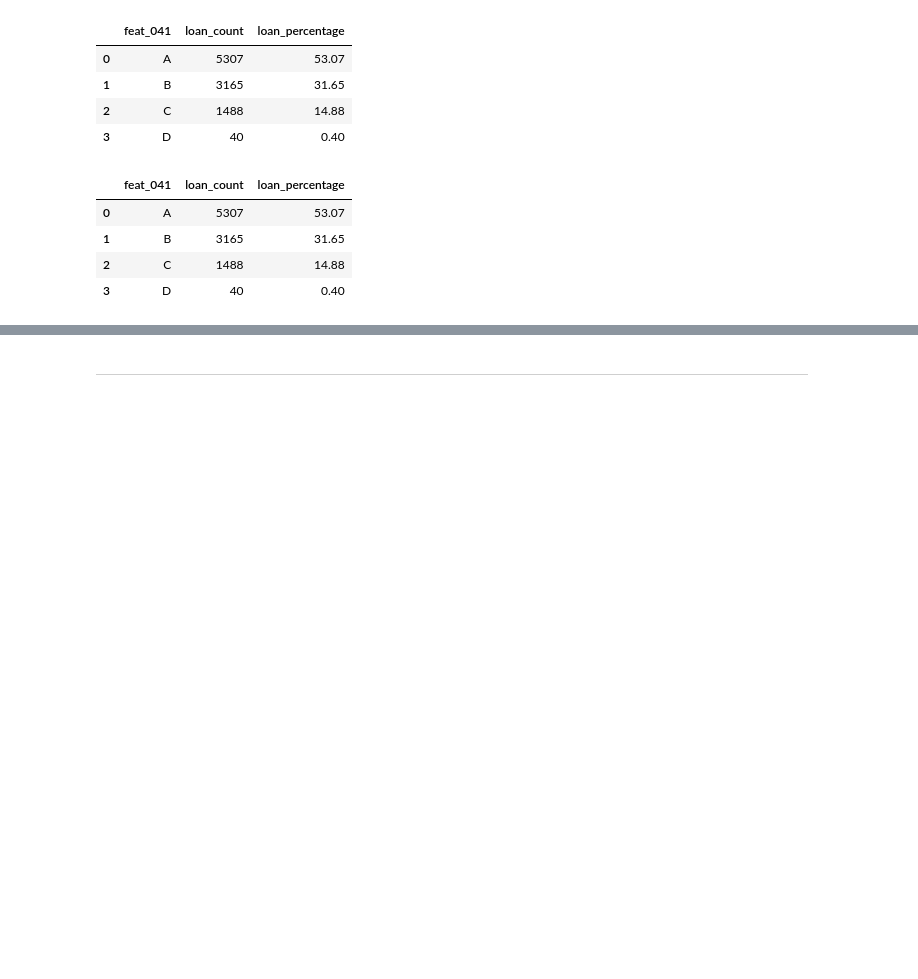
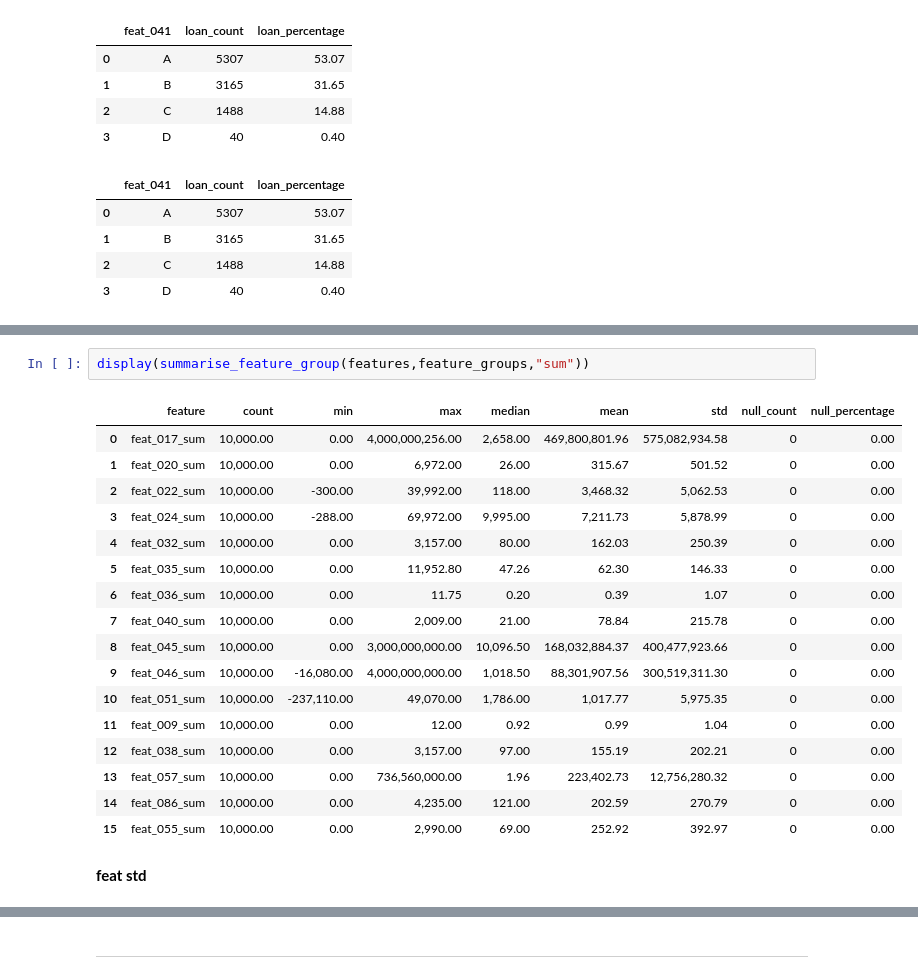
Before and after one commit to sunilramjali/credit_assessment, a Jupyter notebook: exploration/yhp_credit_exploration.ipynb, the cells around one changed output, grey strips where cells are left out. Cells and saved outputs as stored; diff of their text form; blank space fills up the shorter version.

```diff
--- a/exploration/yhp_credit_exploration.ipynb
+++ b/exploration/yhp_credit_exploration.ipynb
@@ -926,0 +1435,22 @@ analyse_feature_by_loss(loans, features, "feat_041", top_n=20, include_missing=F
+# %%
+display(summarise_feature_group(features,feature_groups,"sum"))
+# %% [output]
+|  | feature | count | min | max | median | mean | std | null_count | null_percentage |
+| 0 | feat_017_sum | 10,000.00 | 0.00 | 4,000,000,256.00 | 2,658.00 | 469,800,801.96 | 575,082,934.58 | 0 | 0.00 |
+| 1 | feat_020_sum | 10,000.00 | 0.00 | 6,972.00 | 26.00 | 315.67 | 501.52 | 0 | 0.00 |
+| 2 | feat_022_sum | 10,000.00 | -300.00 | 39,992.00 | 118.00 | 3,468.32 | 5,062.53 | 0 | 0.00 |
+| 3 | feat_024_sum | 10,000.00 | -288.00 | 69,972.00 | 9,995.00 | 7,211.73 | 5,878.99 | 0 | 0.00 |
+| 4 | feat_032_sum | 10,000.00 | 0.00 | 3,157.00 | 80.00 | 162.03 | 250.39 | 0 | 0.00 |
+| 5 | feat_035_sum | 10,000.00 | 0.00 | 11,952.80 | 47.26 | 62.30 | 146.33 | 0 | 0.00 |
+| 6 | feat_036_sum | 10,000.00 | 0.00 | 11.75 | 0.20 | 0.39 | 1.07 | 0 | 0.00 |
+| 7 | feat_040_sum | 10,000.00 | 0.00 | 2,009.00 | 21.00 | 78.84 | 215.78 | 0 | 0.00 |
+| 8 | feat_045_sum | 10,000.00 | 0.00 | 3,000,000,000.00 | 10,096.50 | 168,032,884.37 | 400,477,923.66 | 0 | 0.00 |
+| 9 | feat_046_sum | 10,000.00 | -16,080.00 | 4,000,000,000.00 | 1,018.50 | 88,301,907.56 | 300,519,311.30 | 0 | 0.00 |
+| 10 | feat_051_sum | 10,000.00 | -237,110.00 | 49,070.00 | 1,786.00 | 1,017.77 | 5,975.35 | 0 | 0.00 |
+| 11 | feat_009_sum | 10,000.00 | 0.00 | 12.00 | 0.92 | 0.99 | 1.04 | 0 | 0.00 |
+| 12 | feat_038_sum | 10,000.00 | 0.00 | 3,157.00 | 97.00 | 155.19 | 202.21 | 0 | 0.00 |
+| 13 | feat_057_sum | 10,000.00 | 0.00 | 736,560,000.00 | 1.96 | 223,402.73 | 12,756,280.32 | 0 | 0.00 |
+| 14 | feat_086_sum | 10,000.00 | 0.00 | 4,235.00 | 121.00 | 202.59 | 270.79 | 0 | 0.00 |
+| 15 | feat_055_sum | 10,000.00 | 0.00 | 2,990.00 | 69.00 | 252.92 | 392.97 | 0 | 0.00 |
+# %% [markdown]
+**feat std**
```
Also changed, not shown: parts of 57 cells of this notebook, 6 other files.
